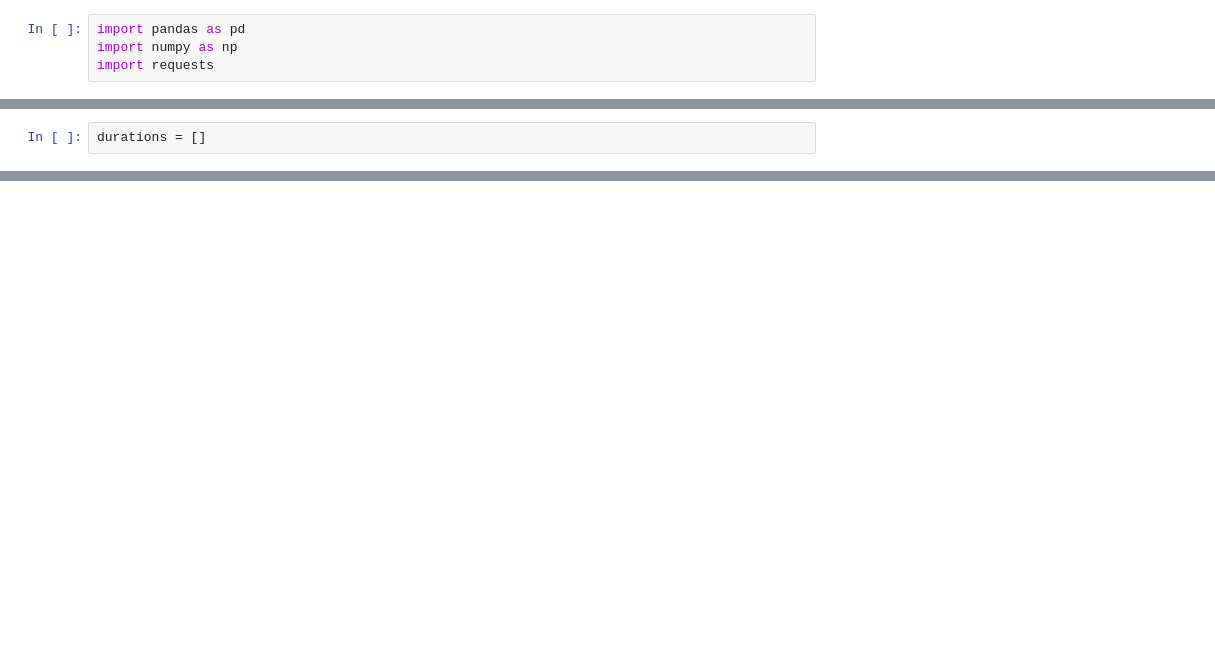
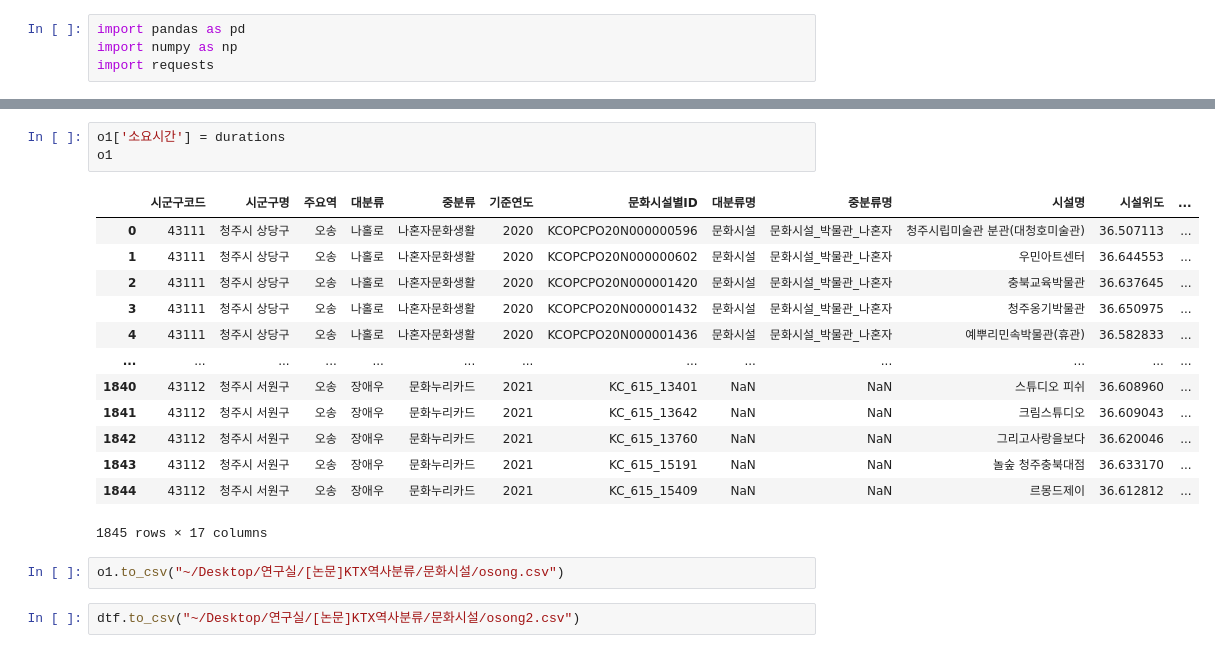
Before and after one commit to hyorim-h/KTX-Shared-mobility, a Jupyter notebook: carAPI.ipynb, the cells around one changed output, grey strips where cells are left out. Drawn from its saved outputs; the diff is of its cells as text; blank space fills up the shorter version.

```diff
--- a/carAPI.ipynb
+++ b/carAPI.ipynb
@@ -23,2 +22,0 @@ dtf
-# %%
-durations = []
@@ -75,3 +119,24 @@ index:  9
+# %%
+o1['소요시간'] = durations
+o1
+# %% [output]
+|  | 시군구코드 | 시군구명 | 주요역 | 대분류 | 중분류 | 기준연도 | 문화시설별ID | 대분류명 | 중분류명 | 시설명 | 시설위도 | ... |
+| 0 | 43111 | 청주시 상당구 | 오송 | 나홀로 | 나혼자문화생활 | 2020 | KCOPCPO20N000000596 | 문화시설 | 문화시설_박물관_나혼자 | 청주시립미술관 분관(대청호미술관) | 36.507113 | ... |
+| 1 | 43111 | 청주시 상당구 | 오송 | 나홀로 | 나혼자문화생활 | 2020 | KCOPCPO20N000000602 | 문화시설 | 문화시설_박물관_나혼자 | 우민아트센터 | 36.644553 | ... |
+| 2 | 43111 | 청주시 상당구 | 오송 | 나홀로 | 나혼자문화생활 | 2020 | KCOPCPO20N000001420 | 문화시설 | 문화시설_박물관_나혼자 | 충북교육박물관 | 36.637645 | ... |
+| 3 | 43111 | 청주시 상당구 | 오송 | 나홀로 | 나혼자문화생활 | 2020 | KCOPCPO20N000001432 | 문화시설 | 문화시설_박물관_나혼자 | 청주옹기박물관 | 36.650975 | ... |
+| 4 | 43111 | 청주시 상당구 | 오송 | 나홀로 | 나혼자문화생활 | 2020 | KCOPCPO20N000001436 | 문화시설 | 문화시설_박물관_나혼자 | 예뿌리민속박물관(휴관) | 36.582833 | ... |
+| ... | ... | ... | ... | ... | ... | ... | ... | ... | ... | ... | ... | ... |
+| 1840 | 43112 | 청주시 서원구 | 오송 | 장애우 | 문화누리카드 | 2021 | KC_615_13401 | NaN | NaN | 스튜디오 피쉬 | 36.608960 | ... |
+| 1841 | 43112 | 청주시 서원구 | 오송 | 장애우 | 문화누리카드 | 2021 | KC_615_13642 | NaN | NaN | 크림스튜디오 | 36.609043 | ... |
+| 1842 | 43112 | 청주시 서원구 | 오송 | 장애우 | 문화누리카드 | 2021 | KC_615_13760 | NaN | NaN | 그리고사랑을보다 | 36.620046 | ... |
+| 1843 | 43112 | 청주시 서원구 | 오송 | 장애우 | 문화누리카드 | 2021 | KC_615_15191 | NaN | NaN | 놀숲 청주충북대점 | 36.633170 | ... |
+| 1844 | 43112 | 청주시 서원구 | 오송 | 장애우 | 문화누리카드 | 2021 | KC_615_15409 | NaN | NaN | 르몽드제이 | 36.612812 | ... |
+1845 rows × 17 columns
+# %%
+o1.to_csv("~/Desktop/연구실/[논문]KTX역사분류/문화시설/osong.csv")
+# %%
+dtf.to_csv("~/Desktop/연구실/[논문]KTX역사분류/문화시설/osong2.csv")
 # %%
 durations
 # %% [output]
```
Also changed, not shown: parts of 10 cells of this notebook.
